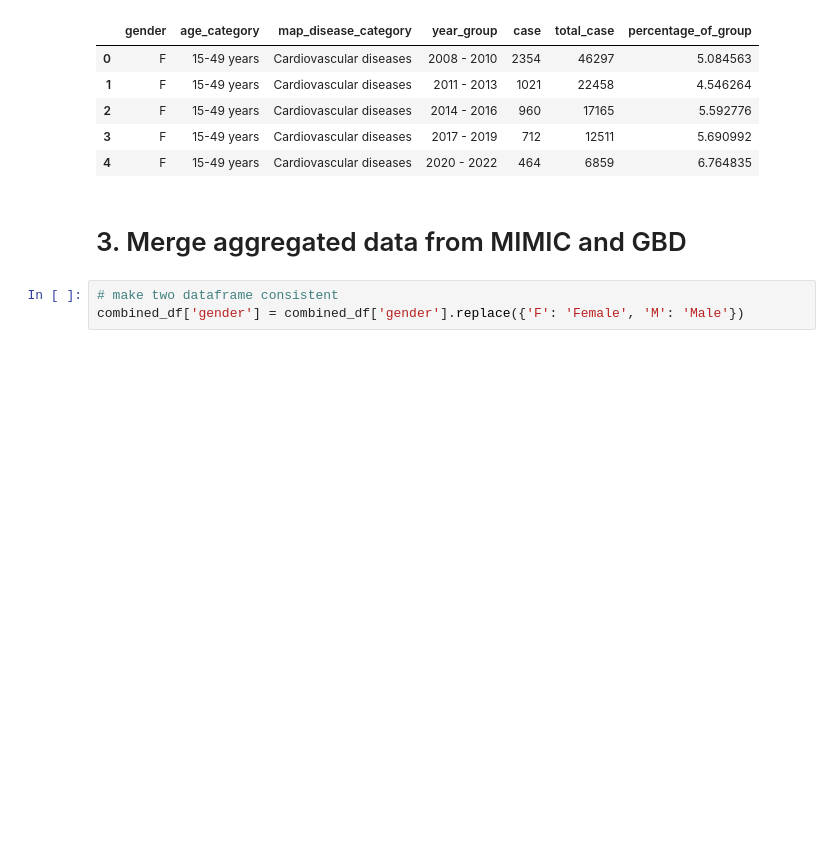
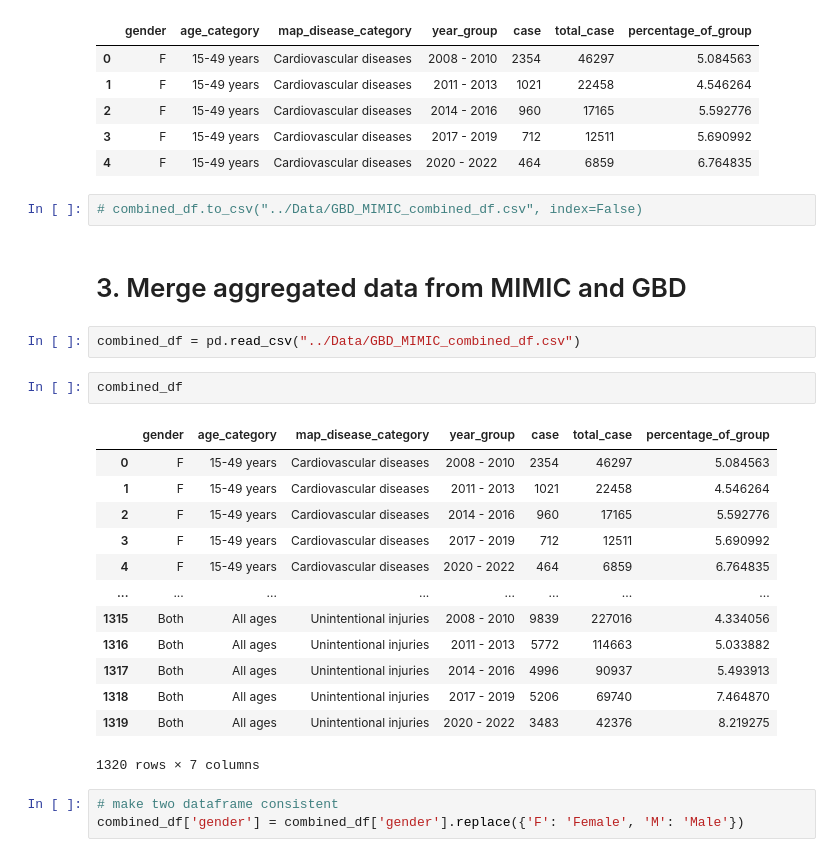
Before and after one commit to JewelsHovan/Milestone-I, a Jupyter notebook: src/GBD_analysis.ipynb, the cells around one changed output. Saved outputs shown, nothing was run; the diff lists cells and outputs as text; blank space fills up the shorter version.

```diff
--- a/src/GBD_analysis.ipynb
+++ b/src/GBD_analysis.ipynb
@@ -508,8 +534,28 @@ combined_df.head(5)
 | 2 | F | 15-49 years | Cardiovascular diseases | 2014 - 2016 | 960 | 17165 | 5.592776 |
 | 3 | F | 15-49 years | Cardiovascular diseases | 2017 - 2019 | 712 | 12511 | 5.690992 |
 | 4 | F | 15-49 years | Cardiovascular diseases | 2020 - 2022 | 464 | 6859 | 6.764835 |
+# %%
+# combined_df.to_csv("../Data/GBD_MIMIC_combined_df.csv", index=False)
 # %% [markdown]
 # 3. Merge aggregated data from MIMIC and GBD
+# %%
+combined_df = pd.read_csv("../Data/GBD_MIMIC_combined_df.csv")
+# %%
+combined_df
+# %% [output]
+|  | gender | age_category | map_disease_category | year_group | case | total_case | percentage_of_group |
+| 0 | F | 15-49 years | Cardiovascular diseases | 2008 - 2010 | 2354 | 46297 | 5.084563 |
+| 1 | F | 15-49 years | Cardiovascular diseases | 2011 - 2013 | 1021 | 22458 | 4.546264 |
+| 2 | F | 15-49 years | Cardiovascular diseases | 2014 - 2016 | 960 | 17165 | 5.592776 |
+| 3 | F | 15-49 years | Cardiovascular diseases | 2017 - 2019 | 712 | 12511 | 5.690992 |
+| 4 | F | 15-49 years | Cardiovascular diseases | 2020 - 2022 | 464 | 6859 | 6.764835 |
+| ... | ... | ... | ... | ... | ... | ... | ... |
+| 1315 | Both | All ages | Unintentional injuries | 2008 - 2010 | 9839 | 227016 | 4.334056 |
+| 1316 | Both | All ages | Unintentional injuries | 2011 - 2013 | 5772 | 114663 | 5.033882 |
+| 1317 | Both | All ages | Unintentional injuries | 2014 - 2016 | 4996 | 90937 | 5.493913 |
+| 1318 | Both | All ages | Unintentional injuries | 2017 - 2019 | 5206 | 69740 | 7.464870 |
+| 1319 | Both | All ages | Unintentional injuries | 2020 - 2022 | 3483 | 42376 | 8.219275 |
+1320 rows × 7 columns
 # %%
 # make two dataframe consistent
 combined_df['gender'] = combined_df['gender'].replace({'F': 'Female', 'M': 'Male'})
```
Also changed, not shown: parts of 17 cells of this notebook, 10 other files.
